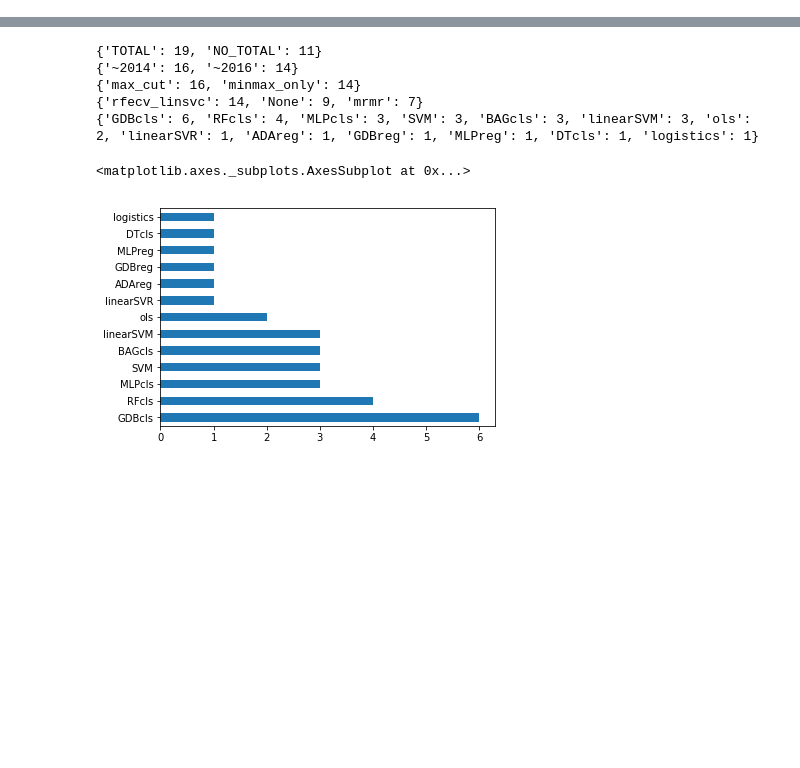
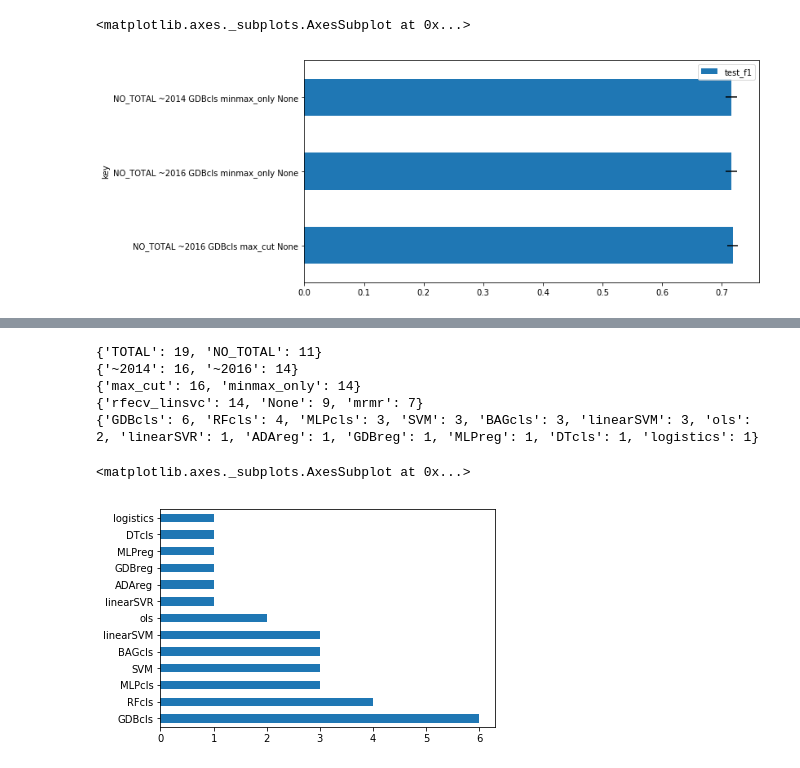
Before and after one commit to JHWu92/cysf_pred, a Jupyter notebook: agg report.ipynb, the cells around one changed output, grey strips where cells are left out. Cells and saved outputs as stored; diff of their text form; code cells hidden in the pictures; blank space fills up the shorter version.

```diff
--- a/agg report.ipynb
+++ b/agg report.ipynb
@@ -67,0 +49,2 @@ df.reset_index()
+# %%
+df['key'] = df.apply(lambda x: '%s %s %s %s %s'.strip() % (x['total or by type'], x['time period'], x['model'], x['data scaling'], x['feature selection']), axis=1)
@@ -67,0 +58,2 @@ df.reset_index()
+# %%
+clean_res = df[['test_f1', 'key']]
@@ -67,0 +62,6 @@ df.reset_index()
+# %%
+means = clean_res.groupby('key').mean().sort_values('test_f1', ascending=False)
+stds = clean_res.groupby('key').std()
+means_to_plot = means.head(3)
+index_to_plot = means_to_plot.index
+means_to_plot
@@ -67,0 +74,4 @@ df.reset_index()
+# %%
+
+stds_to_plot = stds.loc[index_to_plot]
+stds_to_plot
@@ -67,0 +84,5 @@ df.reset_index()
+# %%
+means_to_plot.plot(kind='barh', xerr=stds_to_plot, figsize=(10,5))
+# %% [output]
+<matplotlib.axes._subplots.AxesSubplot at 0x...>
+[figure, added]
```
Also changed, not shown: parts of 7 cells of this notebook, 1 other file.
